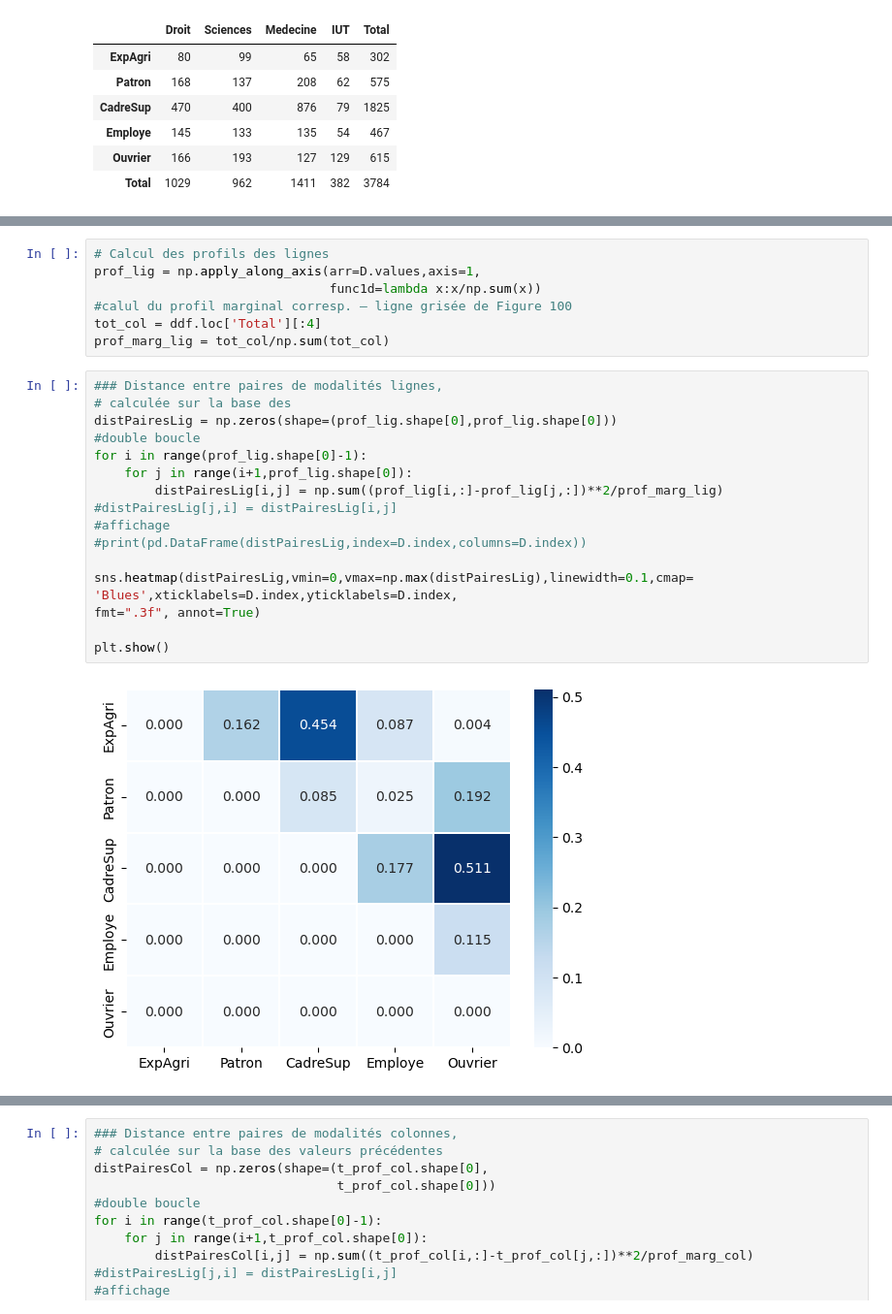
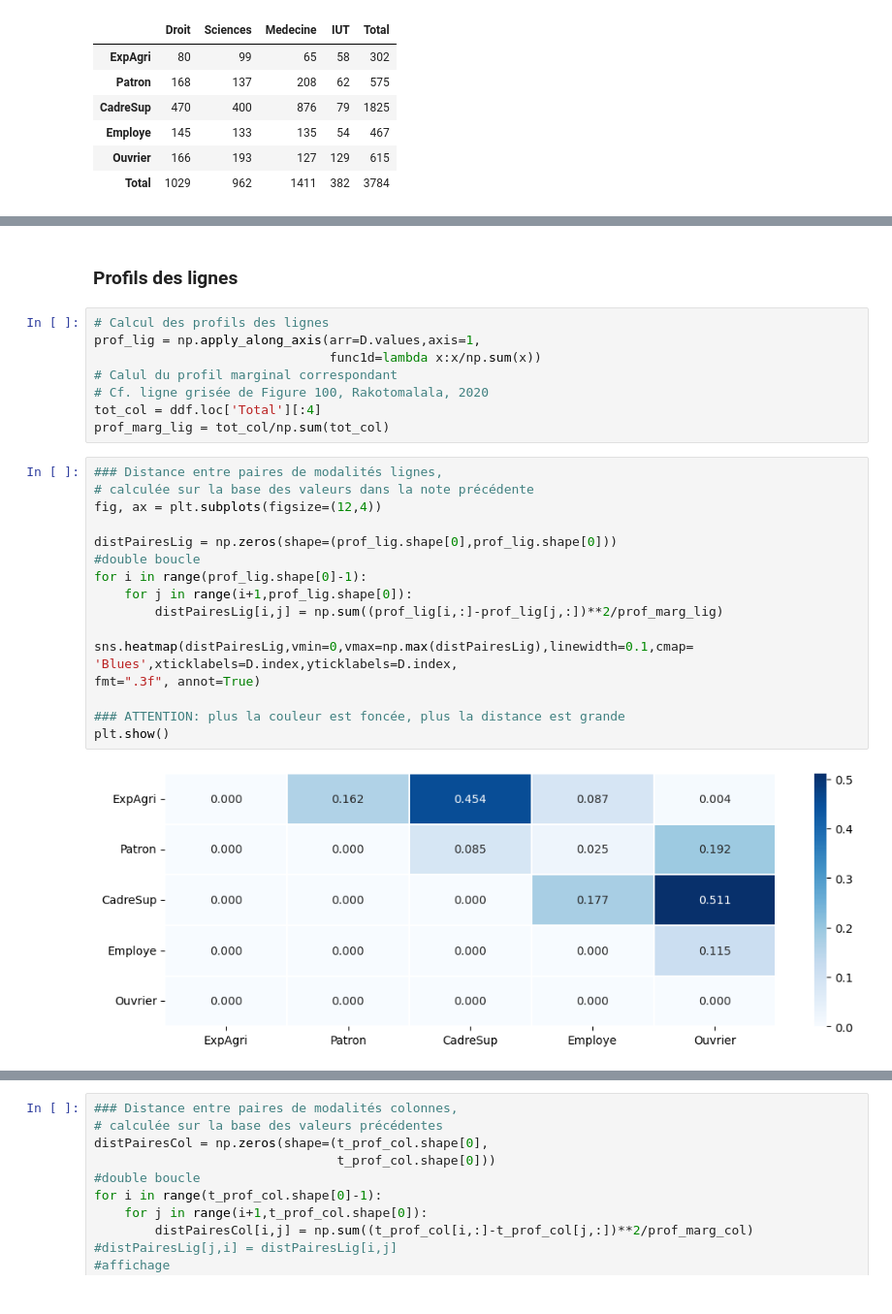
Before and after one commit to Sciences-historiques-numeriques/histoire_numerique_methodes, a Jupyter notebook: statistiques_descriptives/analyse_factorielle_correspondances_manuels.ipynb, the cells around one changed output, grey strips where cells are left out. Shown: that part at 97% size. Drawn from its saved outputs; the diff is of its cells as text.

```diff
--- a/statistiques_descriptives/analyse_factorielle_correspondances_manuels.ipynb
+++ b/statistiques_descriptives/analyse_factorielle_correspondances_manuels.ipynb
@@ -69,27 +120,30 @@ CA(col_labels=Index(['Droit', 'Sciences', 'Medecine', 'IUT'], dtype='object'),
+# %% [markdown]
+### Profils des lignes
 # %%
 # Calcul des profils des lignes
 prof_lig = np.apply_along_axis(arr=D.values,axis=1,
                                func1d=lambda x:x/np.sum(x))
-#calul du profil marginal corresp. – ligne grisée de Figure 100
+# Calul du profil marginal correspondant
+# Cf. ligne grisée de Figure 100, Rakotomalala, 2020
 tot_col = ddf.loc['Total'][:4]
 prof_marg_lig = tot_col/np.sum(tot_col)
 # %%
 ### Distance entre paires de modalités lignes,
-# calculée sur la base des
+# calculée sur la base des valeurs dans la note précédente
+fig, ax = plt.subplots(figsize=(12,4))
+
 distPairesLig = np.zeros(shape=(prof_lig.shape[0],prof_lig.shape[0]))
 #double boucle
 for i in range(prof_lig.shape[0]-1):
     for j in range(i+1,prof_lig.shape[0]):
         distPairesLig[i,j] = np.sum((prof_lig[i,:]-prof_lig[j,:])**2/prof_marg_lig)
-#distPairesLig[j,i] = distPairesLig[i,j]
-#affichage
-#print(pd.DataFrame(distPairesLig,index=D.index,columns=D.index))
 
 sns.heatmap(distPairesLig,vmin=0,vmax=np.max(distPairesLig),linewidth=0.1,cmap=
 'Blues',xticklabels=D.index,yticklabels=D.index,
 fmt=".3f", annot=True)
 
+### ATTENTION: plus la couleur est foncée, plus la distance est grande
 plt.show()
 # %% [output]
-[figure, old version]
+[figure, new version]
 # %%
```
Also changed, not shown: parts of 76 cells of this notebook, 2 other files.
